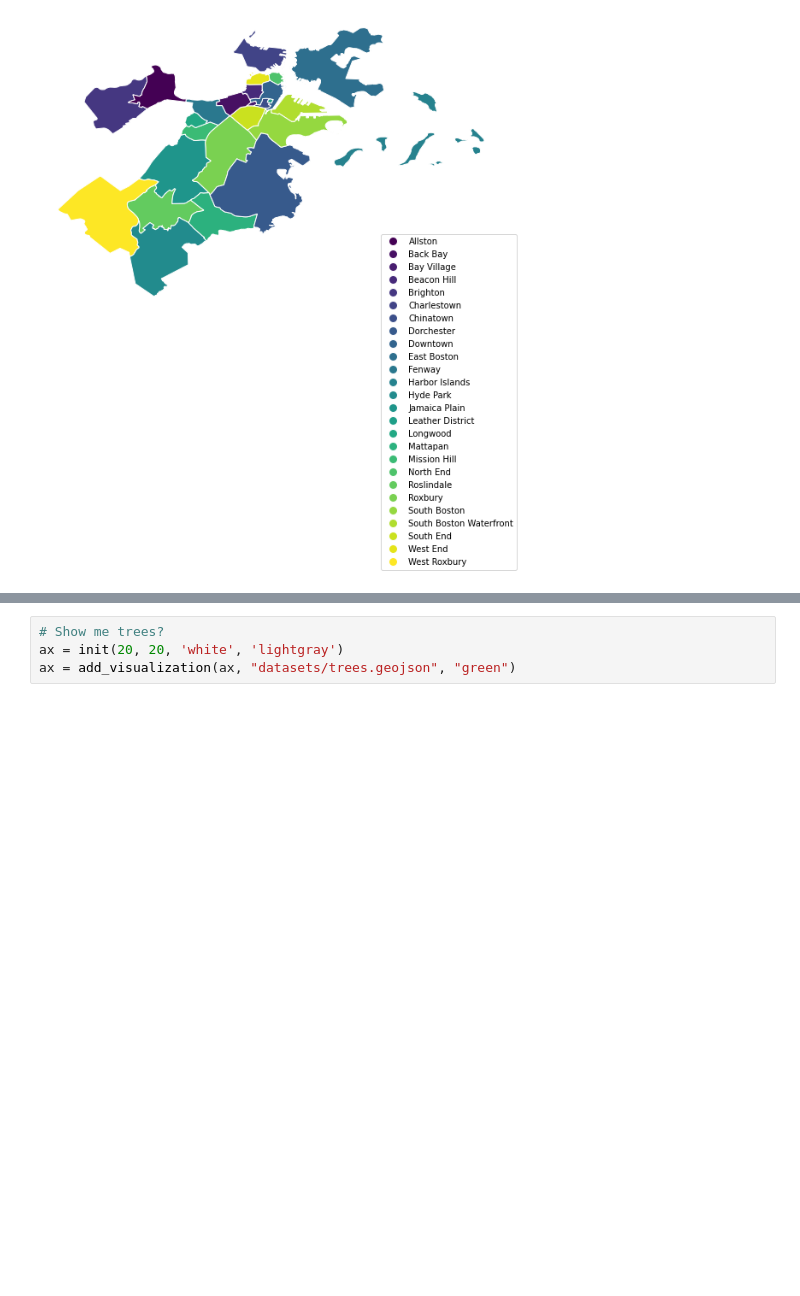
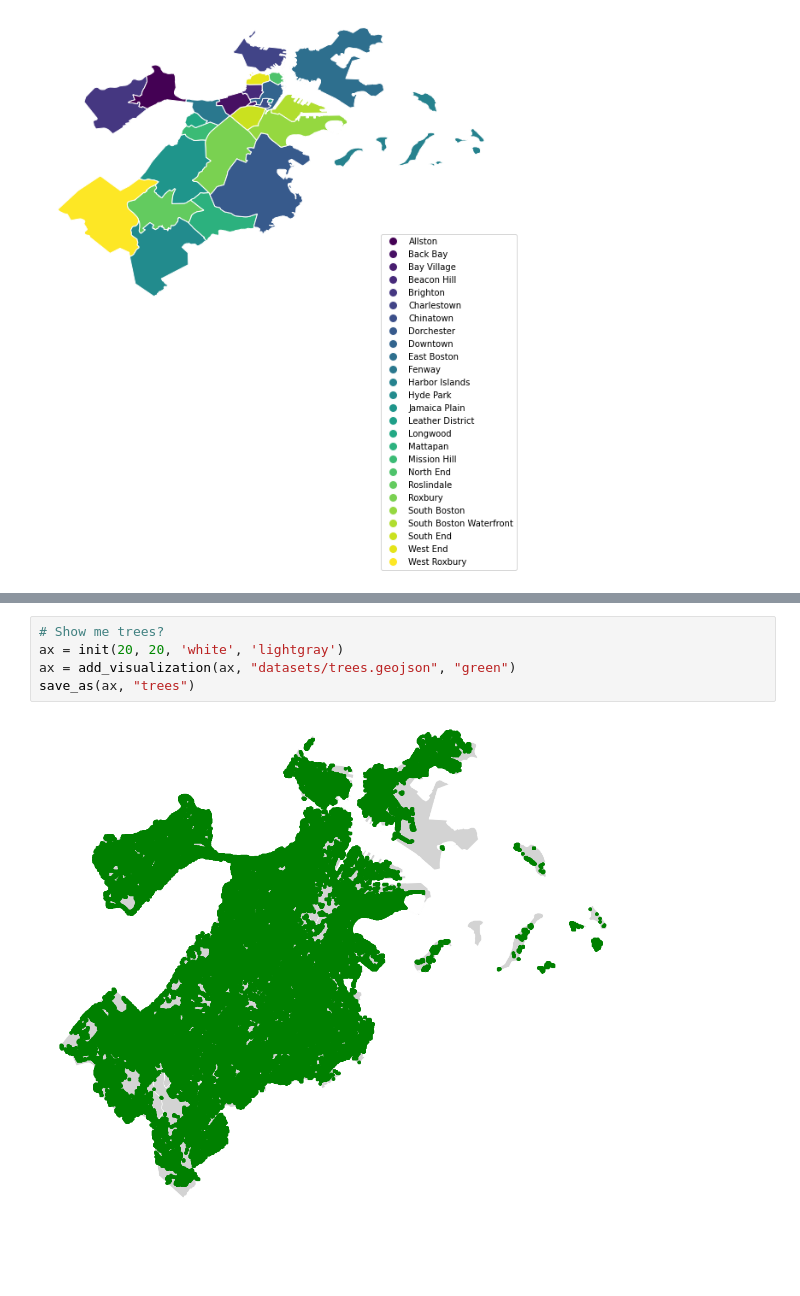
Before and after one commit to broussardjojo/bvr2, a Jupyter notebook: main.ipynb, the cells around one changed output, grey strips where cells are left out. Saved outputs shown, nothing was run; the diff lists cells and outputs as text; blank space fills up the shorter version.

```diff
--- a/main.ipynb
+++ b/main.ipynb
@@ -69,7 +71,10 @@ fig.savefig("resultImages/openSpaceAndPollsAndSubways.png")
 # %%
 # Show me trees?
 ax = init(20, 20, 'white', 'lightgray')
 ax = add_visualization(ax, "datasets/trees.geojson", "green")
+save_as(ax, "trees")
+# %% [output]
+[figure, added]
 # %%
 # Or trash collection days!
 trash_days = gpd.read_file("datasets/Trash_Collection_Days.geojson")
```
Also changed, not shown: parts of 4 cells of this notebook, 2 other files.
